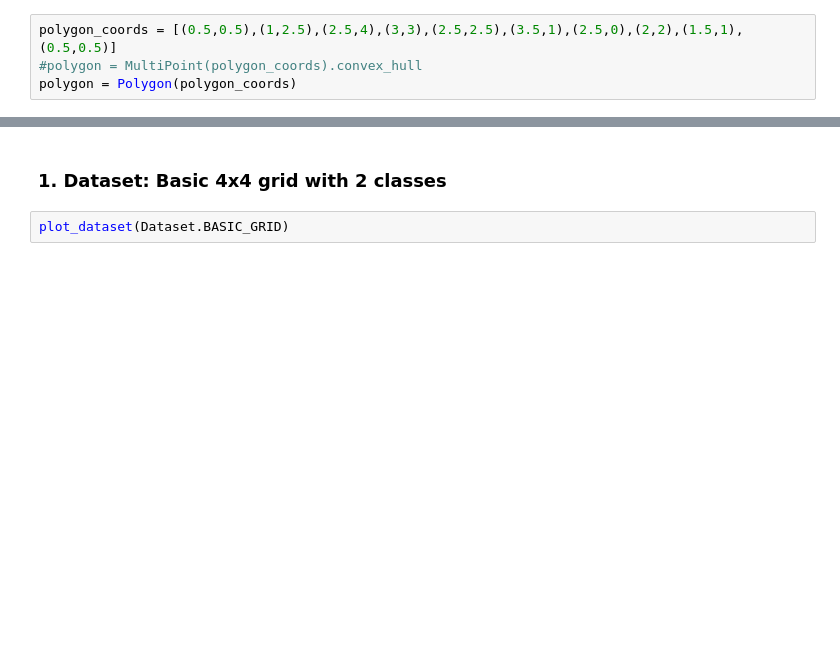
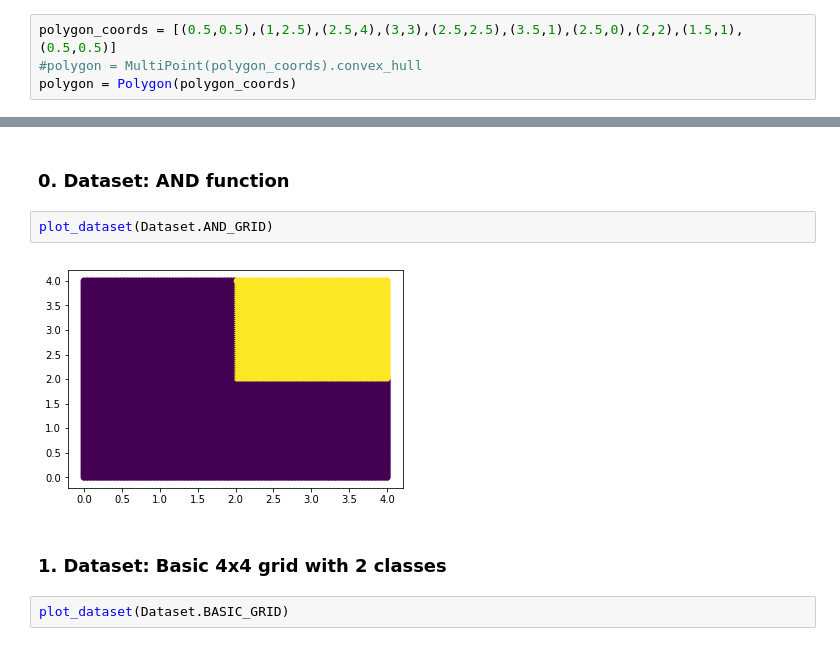
Before and after one commit to BartyzalRadek/neuroinformatics-course, a Jupyter notebook: datasets.ipynb, the cells around one changed output, grey strips where cells are left out. Saved outputs shown, nothing was run; the diff lists cells and outputs as text; blank space fills up the shorter version.

```diff
--- a/datasets.ipynb
+++ b/datasets.ipynb
@@ -163,6 +171,12 @@ def plot_dataset(dataset):
         print("IF value IN [0,3,7,12,14,15,16,17,25,30]: label = 1 ELSE label = 0")
     else:
         print("Not implemented yet.")
+# %% [markdown]
+### 0. Dataset: AND function
+# %%
+plot_dataset(Dataset.AND_GRID)
+# %% [output]
+[figure, added]
 # %% [markdown]
 ### 1. Dataset: Basic 4x4 grid with 2 classes
 # %%
```
Also changed, not shown: parts of 4 cells of this notebook, 2 other files.
